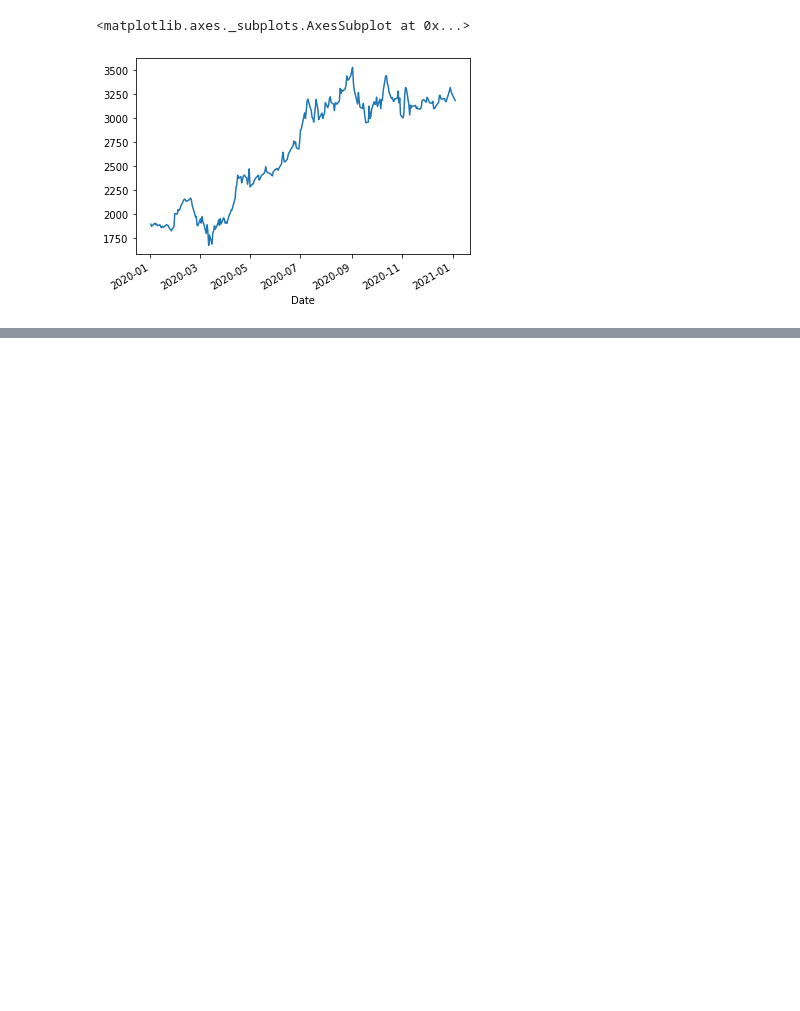
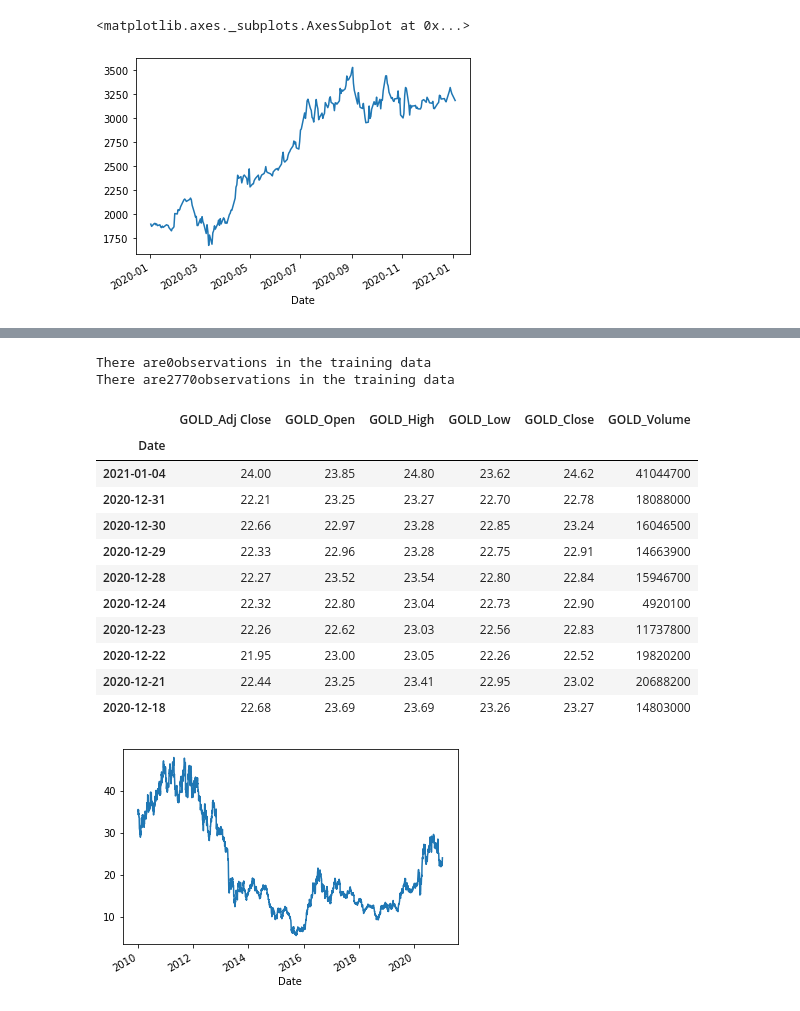
Before and after one commit to blackgreenc/AI, a Jupyter notebook: index_prediction.ipynb, the cells around one changed output, grey strips where cells are left out. Cells and saved outputs as stored; diff of their text form; code cells hidden in the pictures; blank space fills up the shorter version.

```diff
--- a/index_prediction.ipynb
+++ b/index_prediction.ipynb
@@ -63,0 +61,32 @@ There are5285observations in the training data
+# %%
+# 금값
+GOLD  = yf.download('GOLD',
+                     start = '2010-01-01',
+                     end = '2021-1-05',
+                     progress = False)
+
+GOLD_data = GOLD[['Adj Close', 'Open', 'High', 'Low', "Close","Volume"]].round(2)
+GOLD_data.rename(columns={'Adj Close':'GOLD_Adj Close', 'Open':'GOLD_Open', 'High':'GOLD_High', 'Low':'GOLD_Low', 'Close':'GOLD_Close', 'Volume':'GOLD_Volume' }, inplace=True)
+
+
+print("There are" + str(GOLD_data[:"2000"].shape[0]) + "observations in the training data")
+print("There are" + str(GOLD_data[:"2021"].shape[0]) + "observations in the training data")
+
+GOLD_data['GOLD_Adj Close'].plot()
+GOLD_data.loc[::-1].head(10)
+# %% [output]
+There are0observations in the training data
+There are2770observations in the training data
+|  | GOLD_Adj Close | GOLD_Open | GOLD_High | GOLD_Low | GOLD_Close | GOLD_Volume |
+| Date |  |  |  |  |  |  |
+| 2021-01-04 | 24.00 | 23.85 | 24.80 | 23.62 | 24.62 | 41044700 |
+| 2020-12-31 | 22.21 | 23.25 | 23.27 | 22.70 | 22.78 | 18088000 |
+| 2020-12-30 | 22.66 | 22.97 | 23.28 | 22.85 | 23.24 | 16046500 |
+| 2020-12-29 | 22.33 | 22.96 | 23.28 | 22.75 | 22.91 | 14663900 |
+| 2020-12-28 | 22.27 | 23.52 | 23.54 | 22.80 | 22.84 | 15946700 |
+| 2020-12-24 | 22.32 | 22.80 | 23.04 | 22.73 | 22.90 | 4920100 |
+| 2020-12-23 | 22.26 | 22.62 | 23.03 | 22.56 | 22.83 | 11737800 |
+| 2020-12-22 | 21.95 | 23.00 | 23.05 | 22.26 | 22.52 | 19820200 |
+| 2020-12-21 | 22.44 | 23.25 | 23.41 | 22.95 | 23.02 | 20688200 |
+| 2020-12-18 | 22.68 | 23.69 | 23.69 | 23.26 | 23.27 | 14803000 |
+[figure, added]
```
Also changed, not shown: parts of 7 cells of this notebook.
